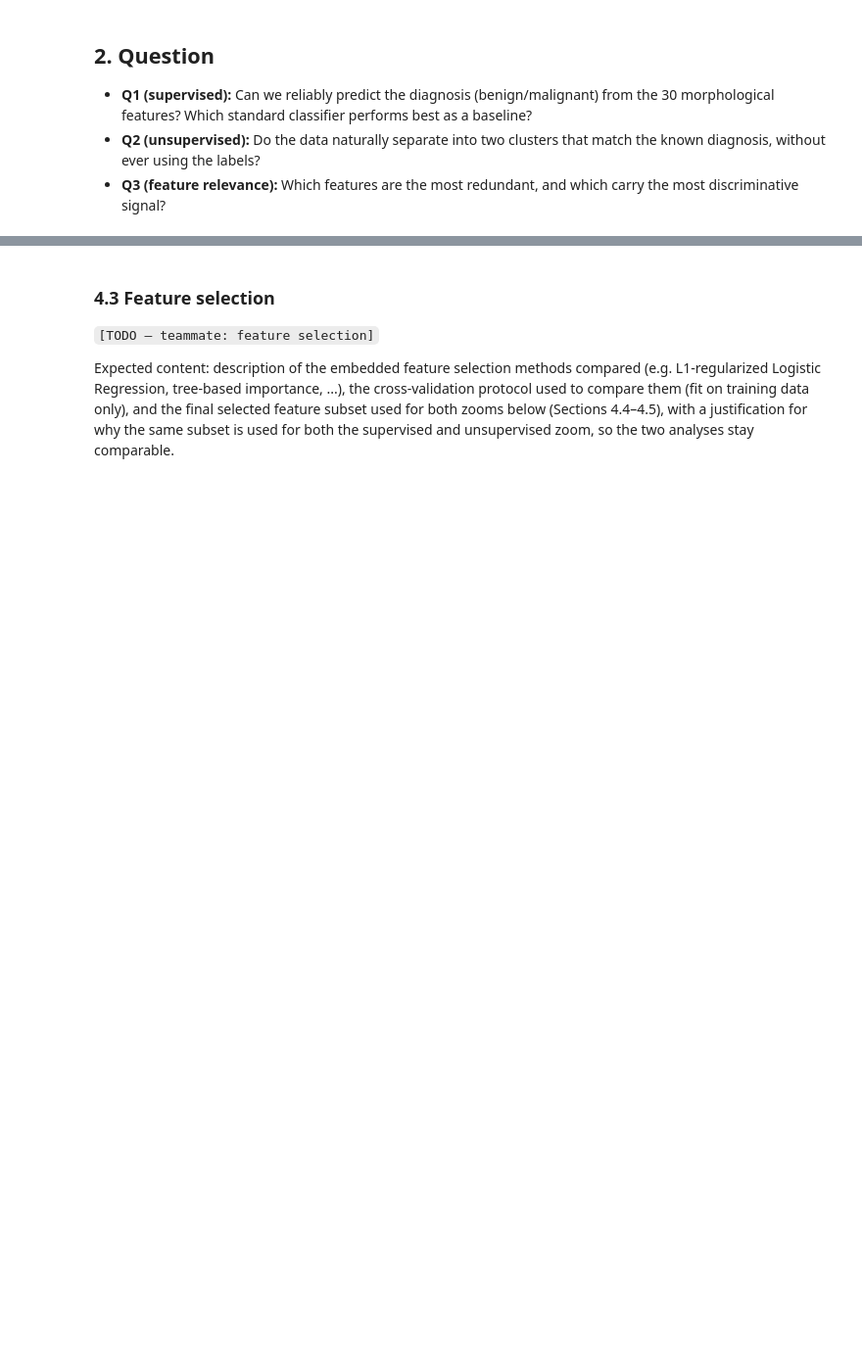
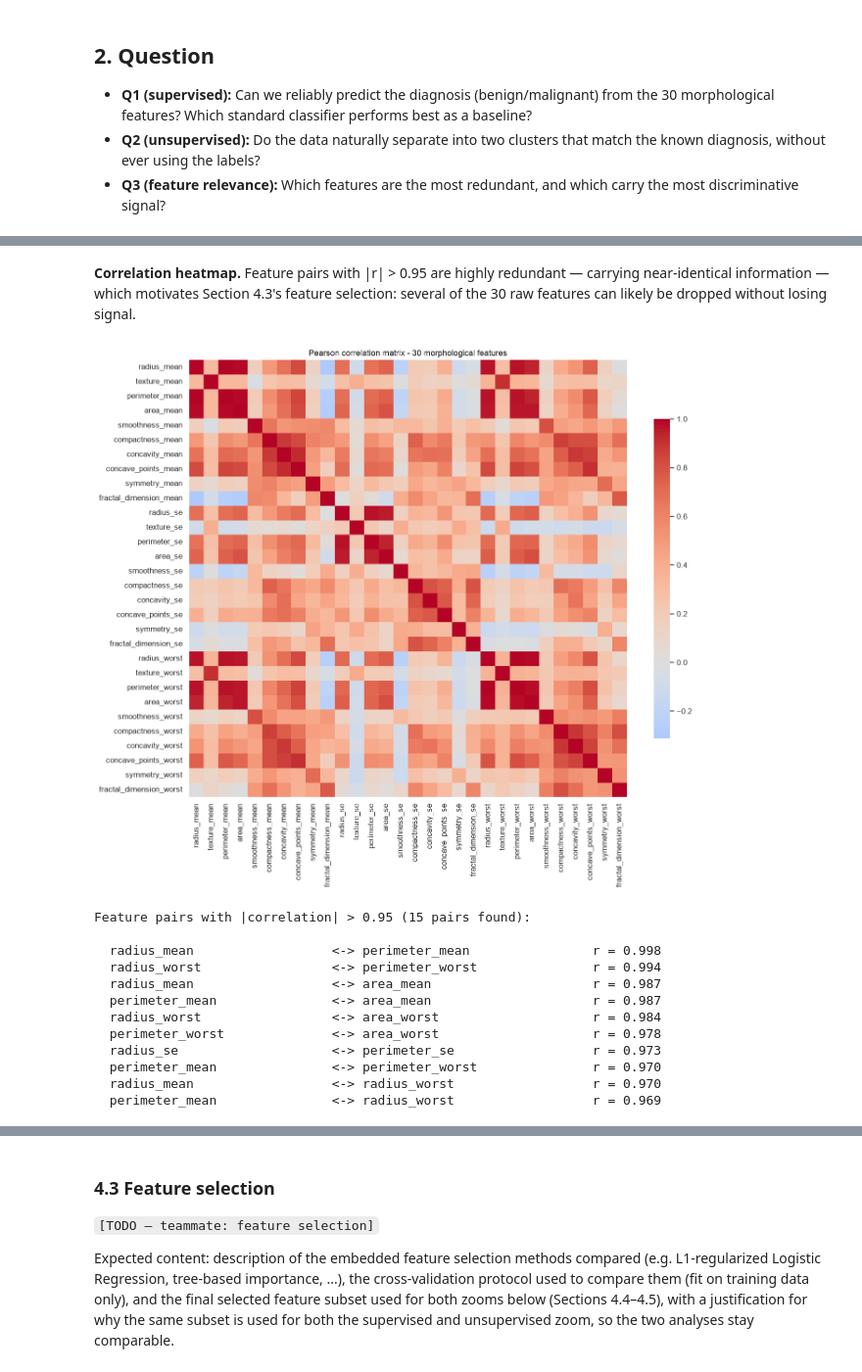
Before and after one commit to ostacore/Projets-UM5BM753-, a Jupyter notebook: 03_notebooks/00_Final_Report_.ipynb, the cells around one changed output, grey strips where cells are left out. Shown at 98% size. Drawn from its saved outputs; the diff is of its cells as text; code cells hidden in the pictures; blank space fills up the shorter version.

```diff
--- a/03_notebooks/00_Final_Report_.ipynb
+++ b/03_notebooks/00_Final_Report_.ipynb
@@ -73,0 +163,30 @@ print(df["diagnosis"].value_counts())
+# %% [markdown]
+**Correlation heatmap.** Feature pairs with |r| > 0.95 are highly redundant — carrying
+near-identical information — which motivates Section 4.3's feature selection: several of
+the 30 raw features can likely be dropped without losing signal.
+# %%
+from plots import plot_correlation_heatmap, get_top_correlated_pairs
+
+plot_correlation_heatmap(df, features, os.path.join(FIGURES_DIR, "final_02_correlation_heatmap.png"))
+
+top_pairs = get_top_correlated_pairs(df, features, threshold=0.95)
+pd.DataFrame(top_pairs, columns=["feature_1", "feature_2", "pearson_r"]).to_csv(
+    os.path.join(TABLES_DIR, "01_correlated_feature_pairs.csv"), index=False)
+
+print(f"Feature pairs with |correlation| > 0.95 ({len(top_pairs)} pairs found):\n")
+for f1, f2, corr_val in top_pairs[:10]:
+    print(f"  {f1:28s} <-> {f2:28s}  r = {corr_val:.3f}")
+# %% [output]
+[figure, added]
+Feature pairs with |correlation| > 0.95 (15 pairs found):
+
+  radius_mean                  <-> perimeter_mean                r = 0.998
+  radius_worst                 <-> perimeter_worst               r = 0.994
+  radius_mean                  <-> area_mean                     r = 0.987
+  perimeter_mean               <-> area_mean                     r = 0.987
+  radius_worst                 <-> area_worst                    r = 0.984
+  perimeter_worst              <-> area_worst                    r = 0.978
+  radius_se                    <-> perimeter_se                  r = 0.973
+  perimeter_mean               <-> perimeter_worst               r = 0.970
+  radius_mean                  <-> radius_worst                  r = 0.970
+  perimeter_mean               <-> radius_worst                  r = 0.969
```
Also changed, not shown: parts of 23 cells of this notebook, 16 other files.
